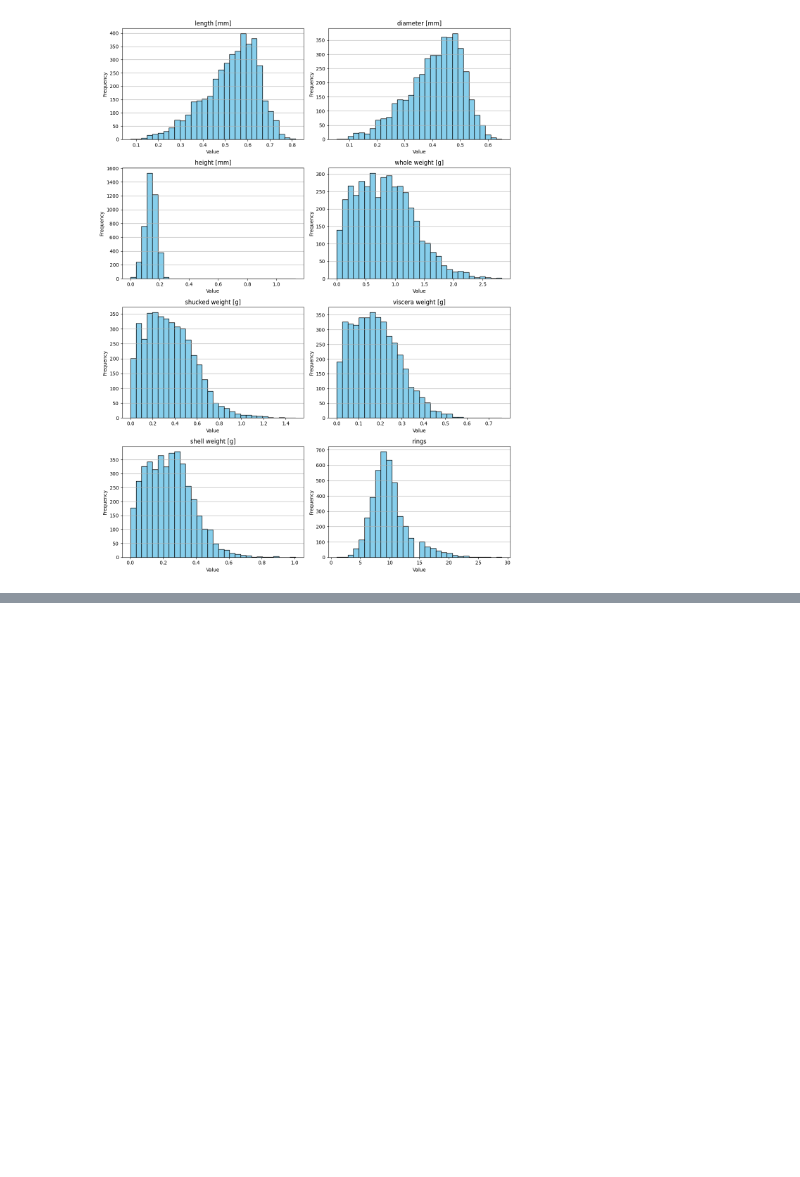
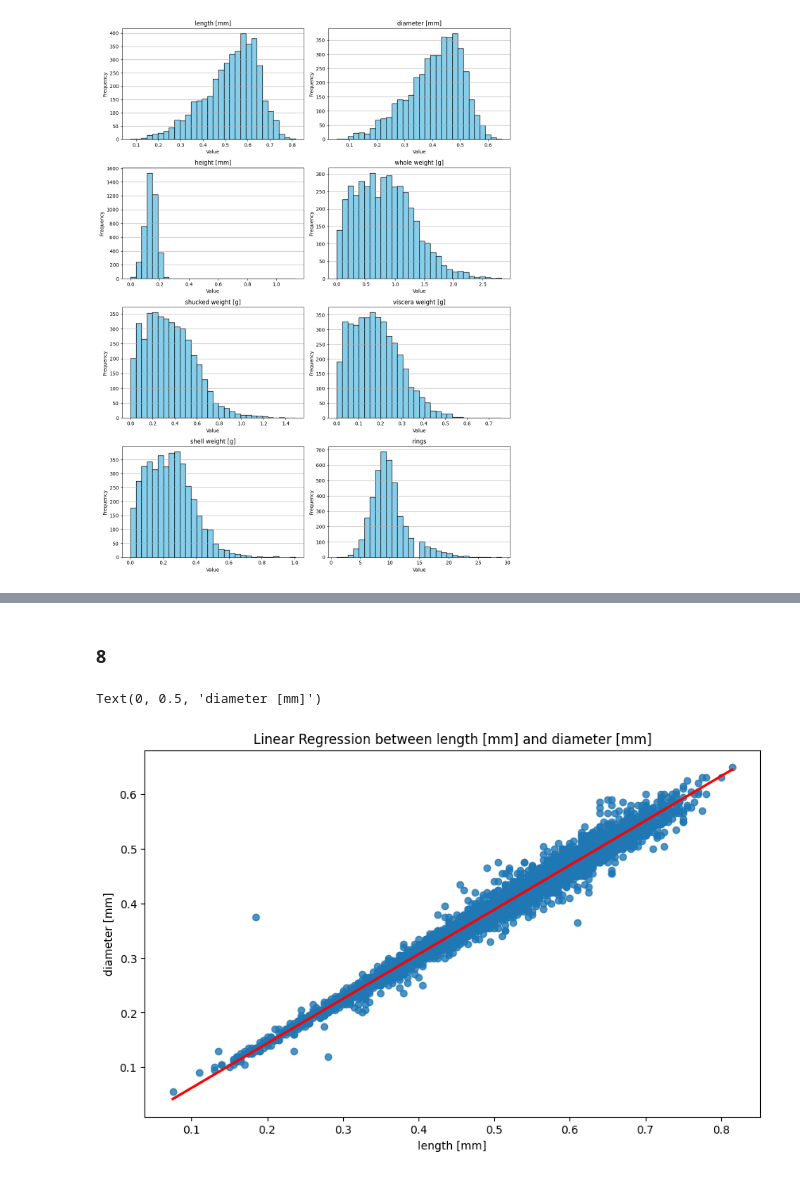
Before and after one commit to centGeek/ProgrammingInPython, a Jupyter notebook: zadanie1/zadanie1.ipynb, the cells around one changed output, grey strips where cells are left out. Cells and saved outputs as stored; diff of their text form; code cells hidden in the pictures; blank space fills up the shorter version.

```diff
--- a/zadanie1/zadanie1.ipynb
+++ b/zadanie1/zadanie1.ipynb
@@ -96,0 +169,15 @@ plt.show()
+# %% [markdown]
+### 8
+# %%
+x_variable = "length [mm]"
+y_variable = "diameter [mm]"
+plt.figure(figsize=(10, 6))
+sns.regplot(x=x_variable, y=y_variable, data=data, line_kws = {'color' : 'red'})
+
+# Set the title
+plt.title(f'Linear Regression between {x_variable} and {y_variable}')
+plt.xlabel(x_variable)
+plt.ylabel(y_variable)
+# %% [output]
+Text(0, 0.5, 'diameter [mm]')
+[figure, added]
```
Also changed, not shown: parts of 14 cells of this notebook.
